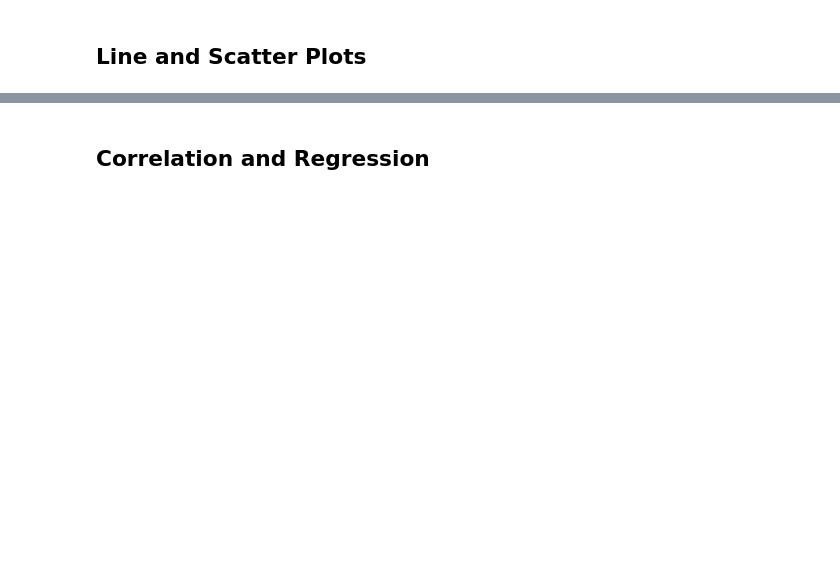
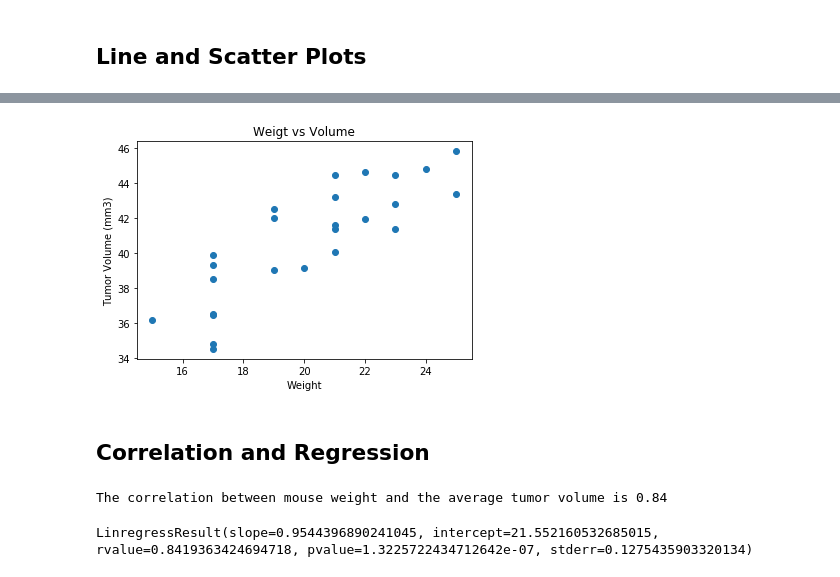
Before and after one commit to hialstkd/matplotlib-challenge, a Jupyter notebook: 02-Homework_05-Matplotlib_Instructions_Pymaceuticals_pymaceuticals_starter.ipynb, the cells around one changed output, grey strips where cells are left out. Cells and saved outputs as stored; diff of their text form; code cells hidden in the pictures; blank space fills up the shorter version.

```diff
--- a/02-Homework_05-Matplotlib_Instructions_Pymaceuticals_pymaceuticals_starter.ipynb
+++ b/02-Homework_05-Matplotlib_Instructions_Pymaceuticals_pymaceuticals_starter.ipynb
@@ -373,5 +384,30 @@ print(f"Values above {upper_bound} could be outliers.")
+# %%
+# Generate a scatter plot of mouse weight versus average tumor volume for the Capomulin regimen
+cap_only = clean_mice_ID.loc[clean_mice_ID["Drug Regimen"] == "Capomulin",:]
+average_tumor = cap_only.groupby(["Mouse ID"]).mean()
+avg_weight = average_tumor["Weight (g)"]
+avg_volume = average_tumor["Tumor Volume (mm3)"]
+plt.scatter(avg_weight,avg_volume)
+plt.title("Weigt vs Volume")
+plt.xlabel("Weight")
+plt.ylabel("Tumor Volume (mm3)")
+plt.show()
+# %% [output]
+[figure, added]
 # %% [markdown]
 ## Correlation and Regression
 # %%
 # Calculate the correlation coefficient and linear regression model
 # for mouse weight and average tumor volume for the Capomulin regimen
+
+#Correlation
+corr = round(st.pearsonr(avg_weight, avg_volume)[0],2)
+print(f"The correlation between mouse weight and the average tumor volume is {corr}")
+# %% [output]
+The correlation between mouse weight and the average tumor volume is 0.84
+# %%
+#Regression Model
+reg_model = st.linregress(avg_weight, avg_volume)
+reg_model
+# %% [output]
+LinregressResult(slope=0.9544396890241045, intercept=21.552160532685015, rvalue=0.8419363424694718, pvalue=1.3225722434712642e-07, stderr=0.1275435903320134)
```
Also changed, not shown: parts of 10 cells of this notebook.
